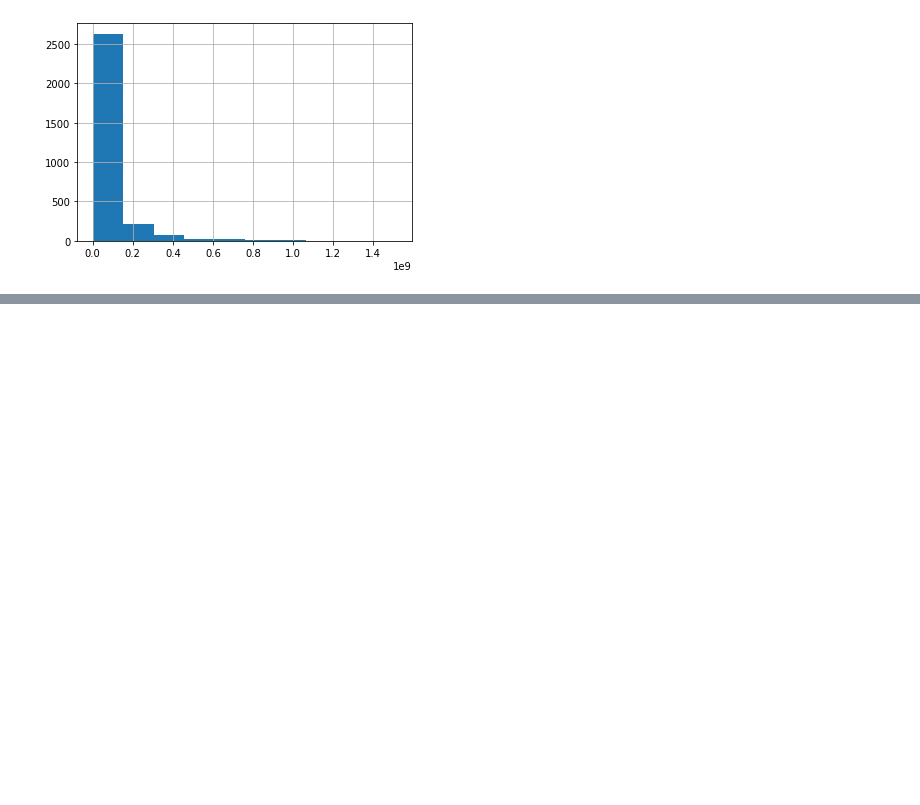
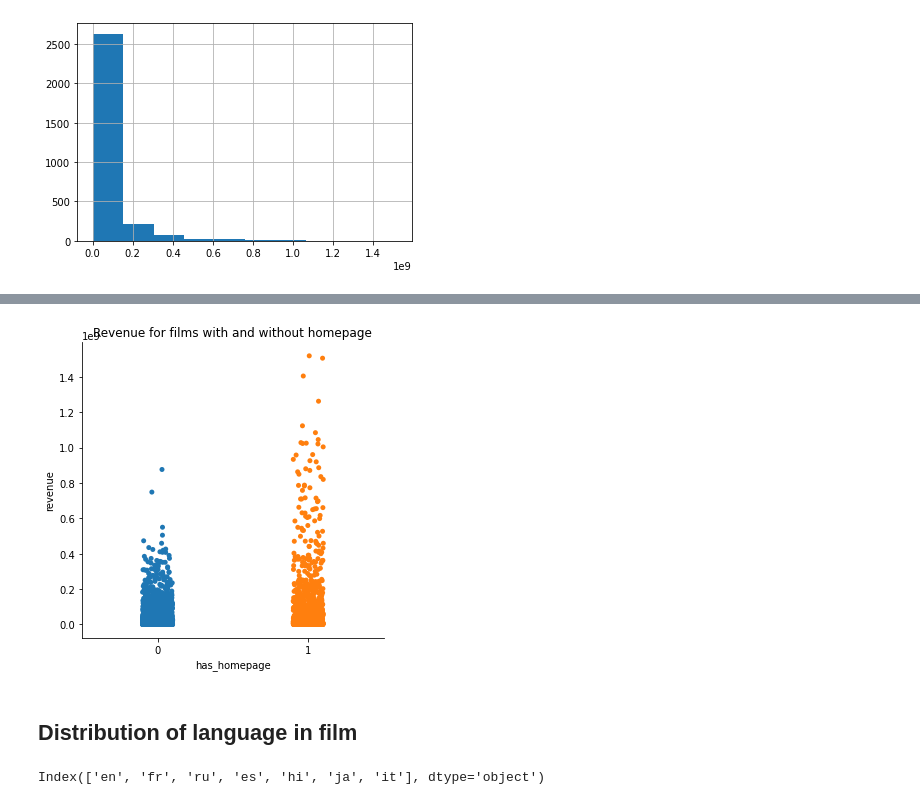
Before and after one commit to kvs-1998/BoxOfficePrediction, a Jupyter notebook: BoxOfficePrediction.ipynb, the cells around one changed output, grey strips where cells are left out. Saved outputs shown, nothing was run; the diff lists cells and outputs as text; code cells hidden in the pictures; blank space fills up the shorter version.

```diff
--- a/BoxOfficePrediction.ipynb
+++ b/BoxOfficePrediction.ipynb
@@ -100,0 +108,5 @@ Name: revenue, Length: 3000, dtype: int64
+# %%
+train['has_homepage']=0
+train.loc[train['homepage'].isnull()==False, 'has_homepage'] = 1
+test['has_homepage']=0
+test.loc[test['homepage'].isnull()==False, 'has_homepage'] = 1
@@ -100,0 +123,11 @@ Name: revenue, Length: 3000, dtype: int64
+# %%
+sns.catplot(x='has_homepage',y='revenue',data=train)
+plt.title('Revenue for films with and without homepage');
+# %% [output]
+[figure, added]
+# %% [markdown]
+## Distribution of language in film
+# %%
+train['original_language'].value_counts().head(7).index
+# %% [output]
+Index(['en', 'fr', 'ru', 'es', 'hi', 'ja', 'it'], dtype='object')
```
Also changed, not shown: parts of 14 cells of this notebook.
